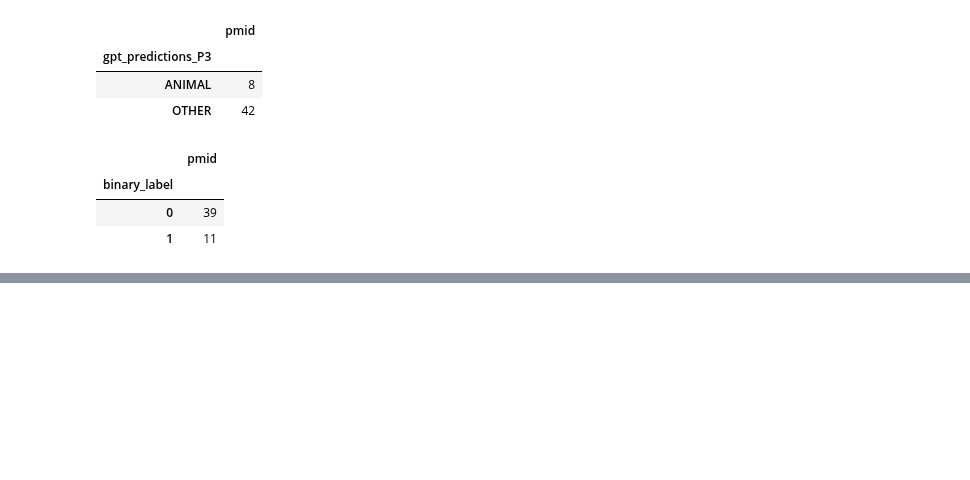
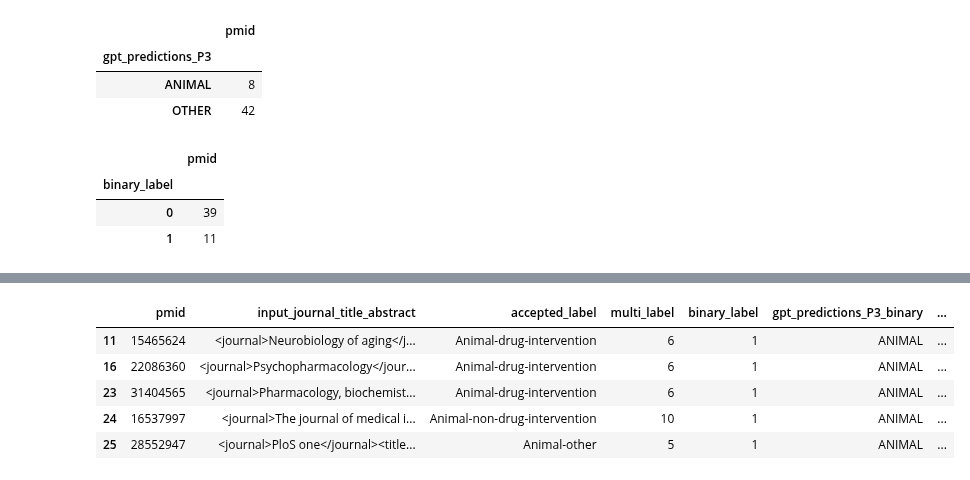
Before and after one commit to Ineichen-Group/StudyTypeTeller, a Jupyter notebook: models/Annotate_with_GPT_Prompts.ipynb, the cells around one changed output, grey strips where cells are left out. Drawn from its saved outputs; the diff is of its cells as text; code cells hidden in the pictures; blank space fills up the shorter version.

```diff
--- a/models/Annotate_with_GPT_Prompts.ipynb
+++ b/models/Annotate_with_GPT_Prompts.ipynb
@@ -306,0 +363,43 @@ sampled_df[["pmid","binary_label"]].groupby("binary_label").count()
+# %%
+json_file_path = "./prompt_strategies_hierarchical.json"
+# Load the JSON file
+with open(json_file_path, 'r') as file:
+    prompts_data = json.load(file)
+# %%
+# Add the IDs of Prompts that you want to test
+prompt_ids_to_test = ["P1_HIERARCHY", "P2_HIERARCHY"] #, "P2", "P3", "P4"
+model = "gpt-3.5-turbo"
+
+# PROCESS ANIMAL
+
+for prompt in prompts_data["prompts"]:
+    prompt_id = prompt["id"]
+    prompt_text = prompt["text_animal"]
+
+    if prompt_id in prompt_ids_to_test:
+        # Apply GPT predictions
+        df_animal[f'gpt_predictions_{prompt_id}_raw'] = apply_gpt_with_progress(df_animal['input_journal_title_abstract'], prompt_text, model)
+        ## the below includes error handling in case the json formatting did not work as expected
+        df_animal[f'gpt_predictions_{prompt_id}'] = df_animal[f'gpt_predictions_{prompt_id}_raw'].apply(
+            lambda x: json.loads(x)['gpt_label'] if isinstance(x, str) and 'gpt_label' in json.loads(x) else x
+        )
+        #sampled_df.to_csv(f"predictions/{model}_outputs_{'_'.join(prompt_ids_to_test)}_{file_to_save_suffix}.csv") # saving after each prompt strategy has been run, in order not to loose information in case a later strategy fails
+    else:
+        print(f"Skipping prompt {prompt_id}")
+
+# PROCESS OTHER
+
+for prompt in prompts_data["prompts"]:
+    prompt_id = prompt["id"]
+    prompt_text = prompt["text_other"]
+
+    if prompt_id in prompt_ids_to_test:
+        # Apply GPT predictions
+        df_other[f'gpt_predictions_{prompt_id}_raw'] = apply_gpt_with_progress(df_other['input_journal_title_abstract'], prompt_text, model)
+        ## the below includes error handling in case the json formatting did not work as expected
+        df_other[f'gpt_predictions_{prompt_id}'] = df_other[f'gpt_predictions_{prompt_id}_raw'].apply(
+            lambda x: json.loads(x)['gpt_label'] if isinstance(x, str) and 'gpt_label' in json.loads(x) else x
+        )
+        #sampled_df.to_csv(f"predictions/{model}_outputs_{'_'.join(prompt_ids_to_test)}_{file_to_save_suffix}.csv") # saving after each prompt strategy has been run, in order not to loose information in case a later strategy fails
+    else:
+        print(f"Skipping prompt {prompt_id}")
@@ -306,0 +429,9 @@ sampled_df[["pmid","binary_label"]].groupby("binary_label").count()
+# %%
+df_animal.head()
+# %% [output]
+|  | pmid | input_journal_title_abstract | accepted_label | multi_label | binary_label | gpt_predictions_P3_binary | ... |
+| 11 | 15465624 | <journal>Neurobiology of aging</j... | Animal-drug-intervention | 6 | 1 | ANIMAL | ... |
+| 16 | 22086360 | <journal>Psychopharmacology</jour... | Animal-drug-intervention | 6 | 1 | ANIMAL | ... |
+| 23 | 31404565 | <journal>Pharmacology, biochemist... | Animal-drug-intervention | 6 | 1 | ANIMAL | ... |
+| 24 | 16537997 | <journal>The journal of medical i... | Animal-non-drug-intervention | 10 | 1 | ANIMAL | ... |
+| 25 | 28552947 | <journal>PloS one</journal><title... | Animal-other | 5 | 1 | ANIMAL | ... |
```
Also changed, not shown: parts of 14 cells of this notebook, 1 other file.
